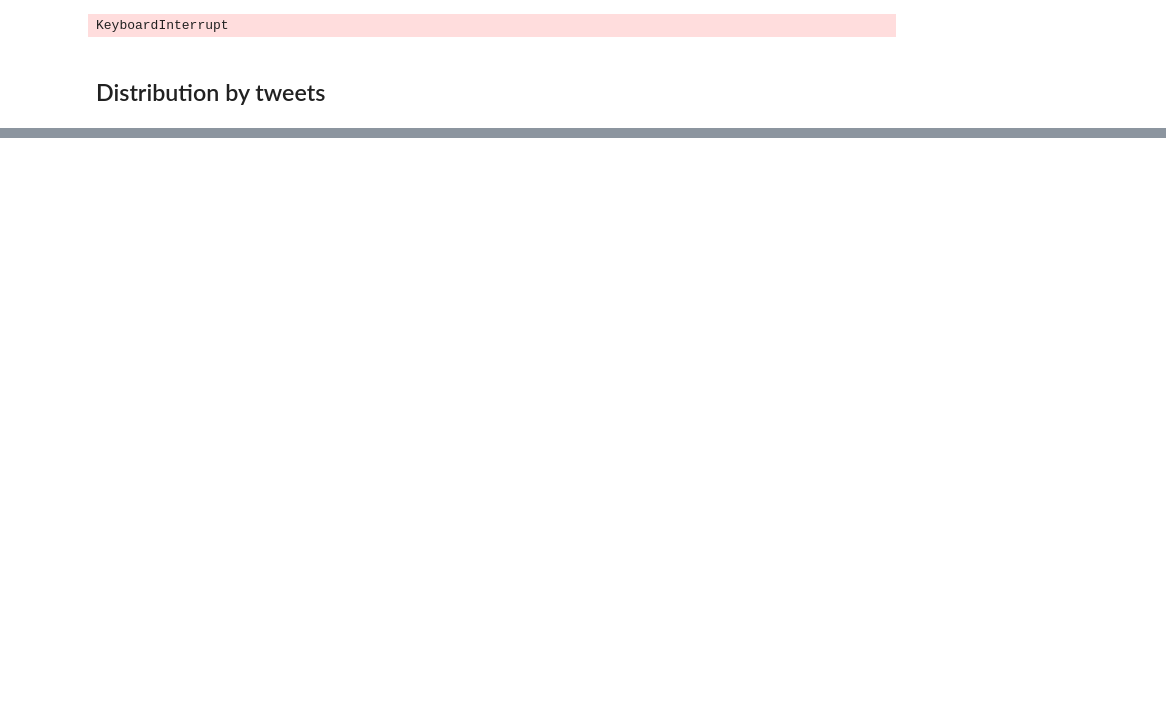
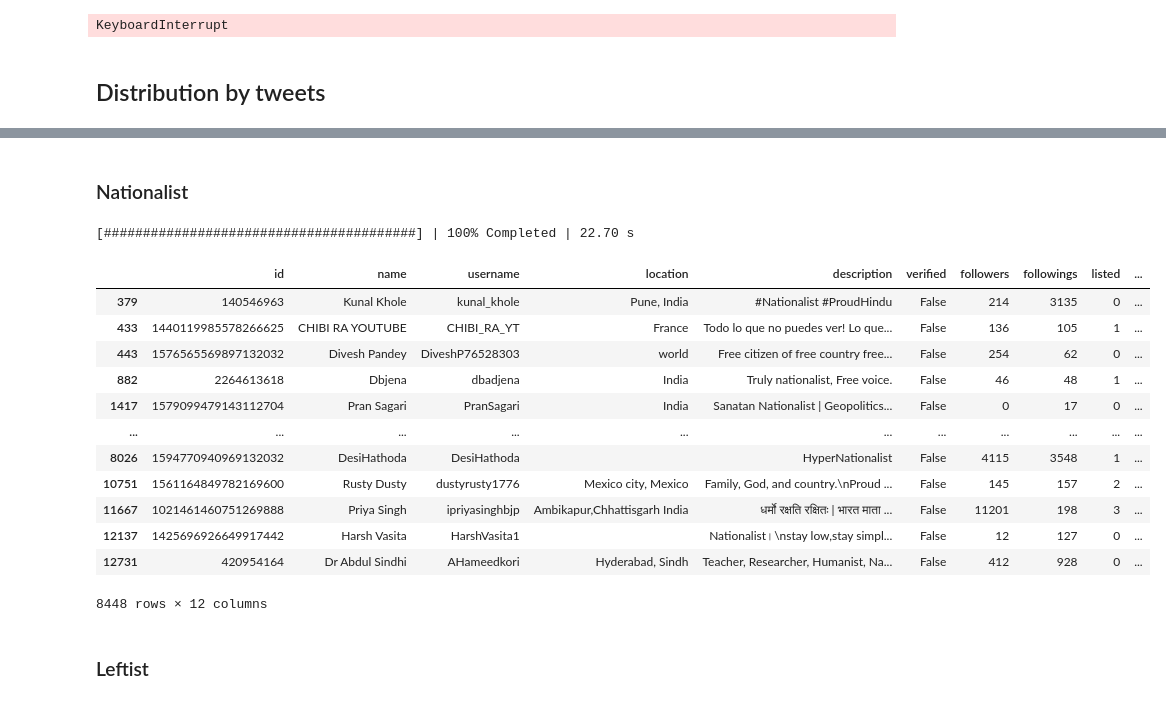
Before and after one commit to Goader/ukraine-tweets-eda, a Jupyter notebook: notebooks/political-views-segmentation.ipynb, the cells around one changed output, grey strips where cells are left out. Saved outputs shown, nothing was run; the diff lists cells and outputs as text; code cells hidden in the pictures; blank space fills up the shorter version.

```diff
--- a/notebooks/political-views-segmentation.ipynb
+++ b/notebooks/political-views-segmentation.ipynb
@@ -169,0 +146,62 @@ todo: how do we normalize location names?
+# %%
+def alternative_regex(words: list[str]) -> str:
+    return '|'.join([re.escape(word) for word in words])
+# %%
+def description_search(df: dd.DataFrame, regex: str, flags=re.IGNORECASE) -> dd.DataFrame:
+    return df[df['description'].str.contains(regex, regex=True, flags=re.IGNORECASE)]
+# %%
+# TODO search for research in the internet?
+political_words = {
+    'nationalist': [
+        'nationalist',
+        'nationalism',
+        'right-wing',
+#         'god',
+#         'family'
+    ],
+    'leftist': [
+        'communist',
+        'communism',
+        'socialist',
+        'socialism',
+        'marx',
+        'soviet',
+        'left-wing',
+        # TODO lgbtq? ...
+    ],
+    'democrat': [
+        'democrat',
+        'biden',
+        'obama',
+    ],
+    'republican': [
+        'republican',
+        'trump',
+        'MAGA'
+    ]
+    # todo
+}
+# %% [markdown]
+### Nationalist
+# %%
+nationalist_regex = alternative_regex(political_words['nationalist'])
+# %%
+with pd.option_context('display.max_colwidth', None), ProgressBar(dt=2.0):
+    display(description_search(df, nationalist_regex).compute())
+# %% [output]
+[########################################] | 100% Completed | 22.70 s
+|  | id | name | username | location | description | verified | followers | followings | listed | ... |
+| 379 | 140546963 | Kunal Khole | kunal_khole | Pune, India | #Nationalist #ProudHindu | False | 214 | 3135 | 0 | ... |
+| 433 | 1440119985578266625 | CHIBI RA YOUTUBE | CHIBI_RA_YT | France | Todo lo que no puedes ver! Lo que... | False | 136 | 105 | 1 | ... |
+| 443 | 1576565569897132032 | Divesh Pandey | DiveshP76528303 | world | Free citizen of free country free... | False | 254 | 62 | 0 | ... |
+| 882 | 2264613618 | Dbjena | dbadjena | India | Truly nationalist, Free voice. | False | 46 | 48 | 1 | ... |
+| 1417 | 1579099479143112704 | Pran Sagari | PranSagari | India | Sanatan Nationalist | Geopolitics... | False | 0 | 17 | 0 | ... |
+| ... | ... | ... | ... | ... | ... | ... | ... | ... | ... | ... |
+| 8026 | 1594770940969132032 | DesiHathoda | DesiHathoda |  | HyperNationalist | False | 4115 | 3548 | 1 | ... |
+| 10751 | 1561164849782169600 | Rusty Dusty | dustyrusty1776 | Mexico city, Mexico | Family, God, and country.\nProud ... | False | 145 | 157 | 2 | ... |
+| 11667 | 1021461460751269888 | Priya Singh | ipriyasinghbjp | Ambikapur,Chhattisgarh India | धर्मो रक्षति रक्षितः | भारत माता ... | False | 11201 | 198 | 3 | ... |
+| 12137 | 1425696926649917442 | Harsh Vasita | HarshVasita1 |  | Nationalist।\nstay low,stay simpl... | False | 12 | 127 | 0 | ... |
+| 12731 | 420954164 | Dr Abdul Sindhi | AHameedkori | Hyderabad, Sindh | Teacher, Researcher, Humanist, Na... | False | 412 | 928 | 0 | ... |
+8448 rows × 12 columns
+# %% [markdown]
+### Leftist
```
Also changed, not shown: parts of 221 cells of this notebook, 7 other files.
